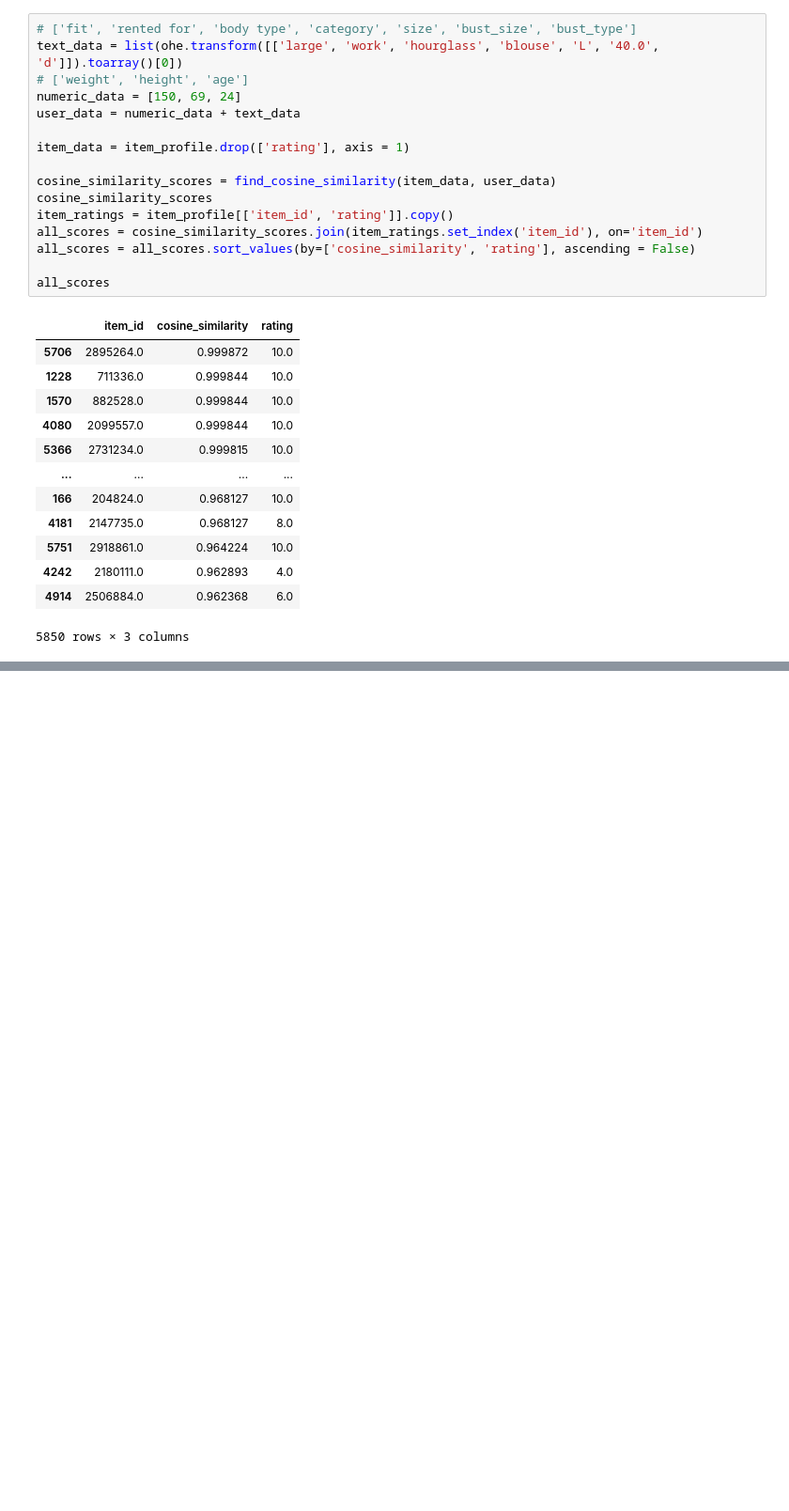
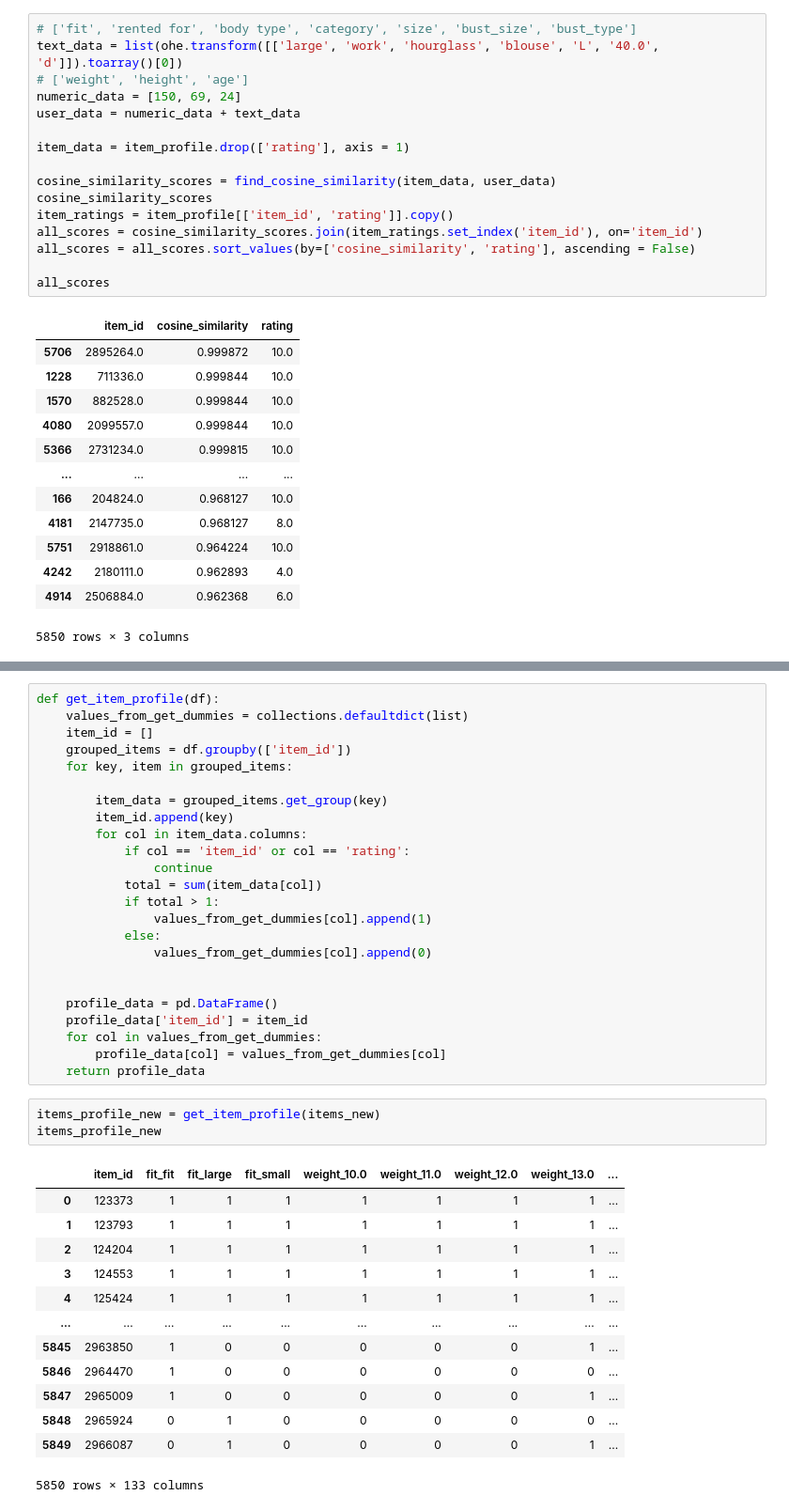
Before and after one commit to jayasurya17/cmpe-256-term-project, a Jupyter notebook: Clothing_recommendation_Jaccard_and_Cosine_similarity.ipynb, the cells around one changed output, grey strips where cells are left out. Shown at 94% size. Saved outputs shown, nothing was run; the diff lists cells and outputs as text; blank space fills up the shorter version.

```diff
--- a/Clothing_recommendation_Jaccard_and_Cosine_similarity.ipynb
+++ b/Clothing_recommendation_Jaccard_and_Cosine_similarity.ipynb
@@ -213,0 +266,41 @@ all_scores
+# %%
+def get_item_profile(df):
+    values_from_get_dummies = collections.defaultdict(list)
+    item_id = []
+    grouped_items = df.groupby(['item_id'])
+    for key, item in grouped_items:
+
+        item_data = grouped_items.get_group(key)
+        item_id.append(key)
+        for col in item_data.columns:
+            if col == 'item_id' or col == 'rating':
+                continue
+            total = sum(item_data[col])
+            if total > 1:
+                values_from_get_dummies[col].append(1)
+            else:
+                values_from_get_dummies[col].append(0)
+
+
+    profile_data = pd.DataFrame()
+    profile_data['item_id'] = item_id
+    for col in values_from_get_dummies:
+        profile_data[col] = values_from_get_dummies[col]
+    return profile_data
+# %%
+items_profile_new = get_item_profile(items_new)
+items_profile_new
+# %% [output]
+|  | item_id | fit_fit | fit_large | fit_small | weight_10.0 | weight_11.0 | weight_12.0 | weight_13.0 | ... |
+| 0 | 123373 | 1 | 1 | 1 | 1 | 1 | 1 | 1 | ... |
+| 1 | 123793 | 1 | 1 | 1 | 1 | 1 | 1 | 1 | ... |
+| 2 | 124204 | 1 | 1 | 1 | 1 | 1 | 1 | 1 | ... |
+| 3 | 124553 | 1 | 1 | 1 | 1 | 1 | 1 | 1 | ... |
+| 4 | 125424 | 1 | 1 | 1 | 1 | 1 | 1 | 1 | ... |
+| ... | ... | ... | ... | ... | ... | ... | ... | ... | ... |
+| 5845 | 2963850 | 1 | 0 | 0 | 0 | 0 | 0 | 1 | ... |
+| 5846 | 2964470 | 1 | 0 | 0 | 0 | 0 | 0 | 0 | ... |
+| 5847 | 2965009 | 1 | 0 | 0 | 0 | 0 | 0 | 1 | ... |
+| 5848 | 2965924 | 0 | 1 | 0 | 0 | 0 | 0 | 0 | ... |
+| 5849 | 2966087 | 0 | 1 | 0 | 0 | 0 | 0 | 1 | ... |
+5850 rows × 133 columns
```
Also changed, not shown: parts of 7 cells of this notebook.
